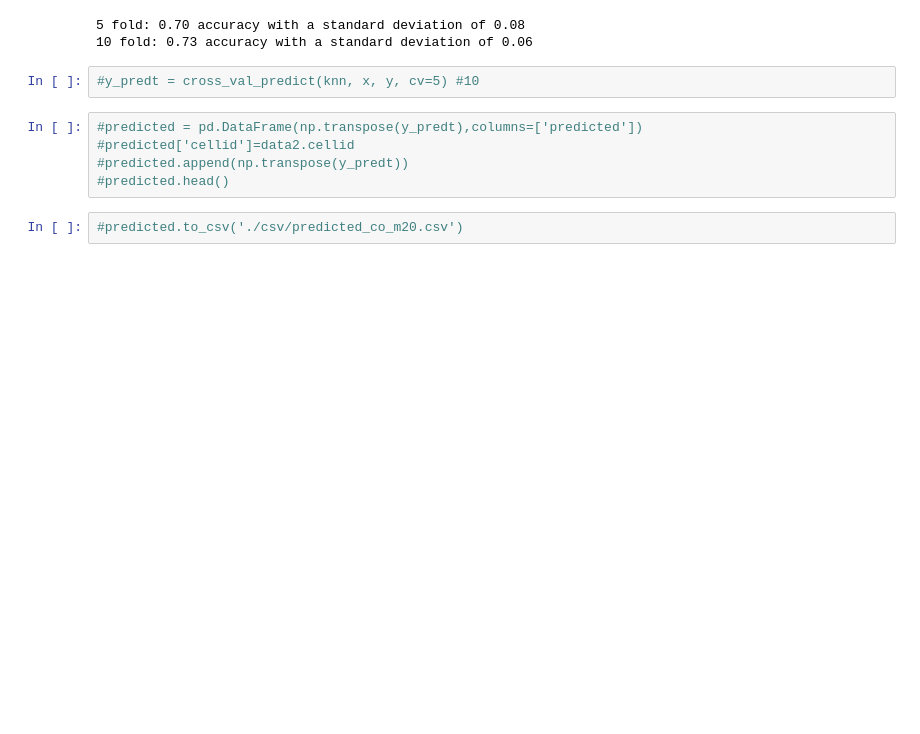
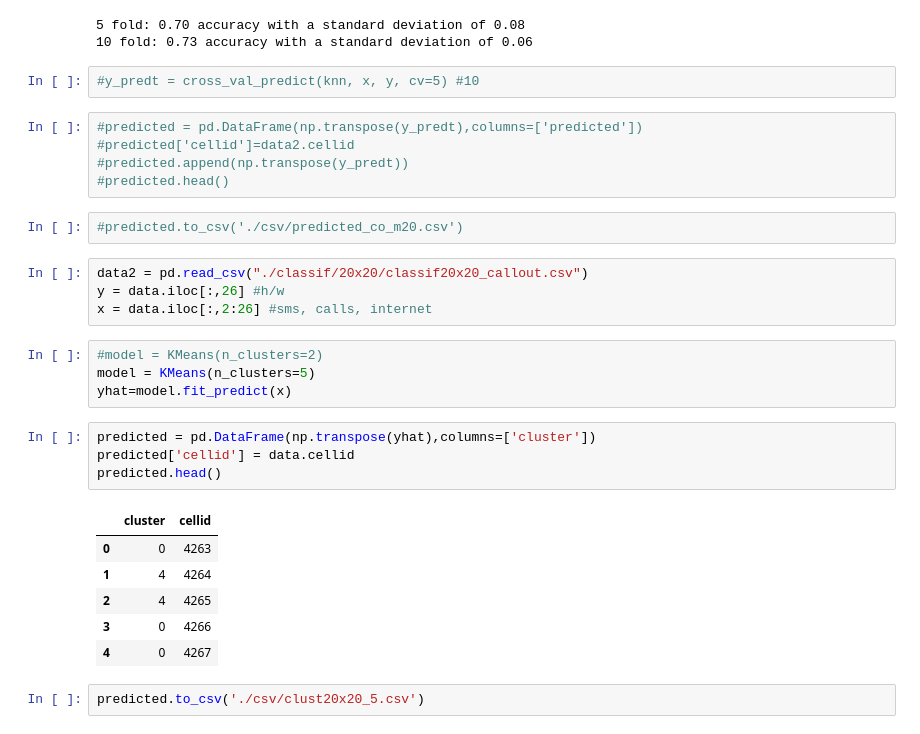
Before and after one commit to mendozamanu/milan-mobility, a Jupyter notebook: kNN-workingday-20x20.ipynb, the cells around one changed output. Drawn from its saved outputs; the diff is of its cells as text; blank space fills up the shorter version.

Commit message:
20x20grid clustering
Added new clustering results

```diff
--- a/kNN-workingday-20x20.ipynb
+++ b/kNN-workingday-20x20.ipynb
@@ -171,3 +172,24 @@ print("10 fold: %0.2f accuracy with a standard deviation of %0.2f" % (scores2.me
 #predicted.head()
 # %%
 #predicted.to_csv('./csv/predicted_co_m20.csv')
+# %%
+data2 = pd.read_csv("./classif/20x20/classif20x20_callout.csv")
+y = data.iloc[:,26] #h/w
+x = data.iloc[:,2:26] #sms, calls, internet
+# %%
+#model = KMeans(n_clusters=2)
+model = KMeans(n_clusters=5)
+yhat=model.fit_predict(x)
+# %%
+predicted = pd.DataFrame(np.transpose(yhat),columns=['cluster'])
+predicted['cellid'] = data.cellid
+predicted.head()
+# %% [output]
+|  | cluster | cellid |
+| 0 | 0 | 4263 |
+| 1 | 4 | 4264 |
+| 2 | 4 | 4265 |
+| 3 | 0 | 4266 |
+| 4 | 0 | 4267 |
+# %%
+predicted.to_csv('./csv/clust20x20_5.csv')
```
Also changed, not shown: parts of 1 cell of this notebook, 3 other files.
